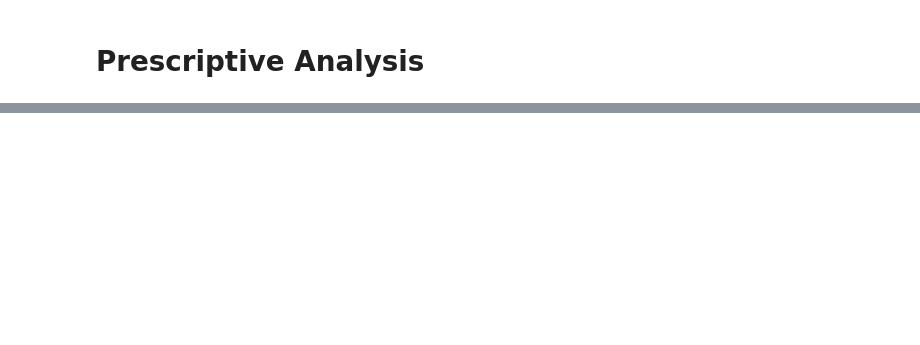
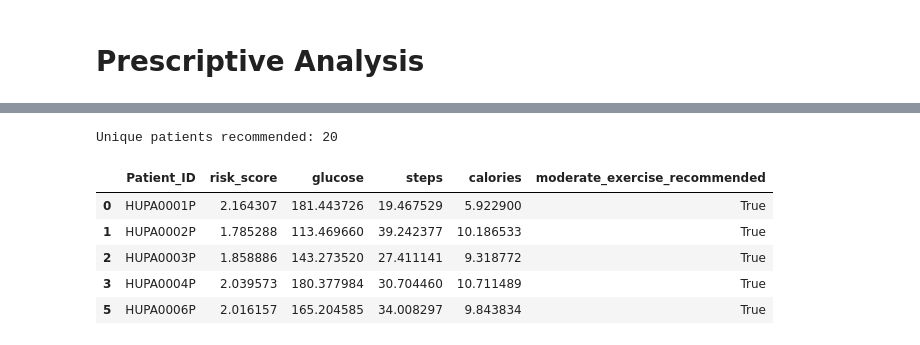
Before and after one commit to dev-ssr/team9_PyCoders_PythonHackathon_MAY2026, a Jupyter notebook: Team9_PyCoders_Category3.PrescriptiveAnalysis.ipynb, the cells around one changed output, grey strips where cells are left out. Cells and saved outputs as stored; diff of their text form; code cells hidden in the pictures; blank space fills up the shorter version.

```diff
--- a/Team9_PyCoders_Category3.PrescriptiveAnalysis.ipynb
+++ b/Team9_PyCoders_Category3.PrescriptiveAnalysis.ipynb
@@ -92,0 +571,65 @@ dtype: object
+# %%
+# -----------------------------
+# 1. Thresholds (relaxed slightly)
+# -----------------------------
+glucose_high = df['glucose'].quantile(0.80)
+steps_low = df['steps'].quantile(0.50)
+calories_low = df['calories'].quantile(0.50)
+sleep_low = 5
+disturbance_high = 50
+
+# -----------------------------
+# 2. Individual risk components (IMPORTANT CHANGE)
+# -----------------------------
+df['glucose_risk'] = df['glucose'] >= glucose_high
+
+df['activity_risk'] = (
+    (df['steps'] <= steps_low) |
+    (df['calories'] <= calories_low)
+)
+
+df['sleep_risk'] = (
+    (df['Sleep Quality (1-10)'] <= sleep_low) |
+    (df['% with Sleep Disturbances'] >= disturbance_high)
+)
+# -----------------------------
+# 3. COMPOSITE SCORE (better than strict AND)
+# -----------------------------
+df['risk_score'] = (
+    df['glucose_risk'].astype(int) +
+    df['activity_risk'].astype(int) +
+    df['sleep_risk'].astype(int)
+)
+
+# -----------------------------
+# 4. Aggregate per patient
+# -----------------------------
+patient_risk = df.groupby('Patient_ID').agg({
+    'risk_score': 'mean',
+    'glucose': 'mean',
+    'steps': 'mean',
+    'calories': 'mean'
+}).reset_index()
+
+# -----------------------------
+# 5. Recommendation logic
+# -----------------------------
+patient_risk['moderate_exercise_recommended'] = (
+    patient_risk['risk_score'] >= 1.2   # adjustable threshold
+)
+
+# -----------------------------
+# 6. Output
+# -----------------------------
+final_patients = patient_risk[patient_risk['moderate_exercise_recommended']]
+
+print("Unique patients recommended:", len(final_patients))
+final_patients.head()
+# %% [output]
+Unique patients recommended: 20
+|  | Patient_ID | risk_score | glucose | steps | calories | moderate_exercise_recommended |
+| 0 | HUPA0001P | 2.164307 | 181.443726 | 19.467529 | 5.922900 | True |
+| 1 | HUPA0002P | 1.785288 | 113.469660 | 39.242377 | 10.186533 | True |
+| 2 | HUPA0003P | 1.858886 | 143.273520 | 27.411141 | 9.318772 | True |
+| 3 | HUPA0004P | 2.039573 | 180.377984 | 30.704460 | 10.711489 | True |
+| 5 | HUPA0006P | 2.016157 | 165.204585 | 34.008297 | 9.843834 | True |
```
Also changed, not shown: parts of 23 cells of this notebook.
